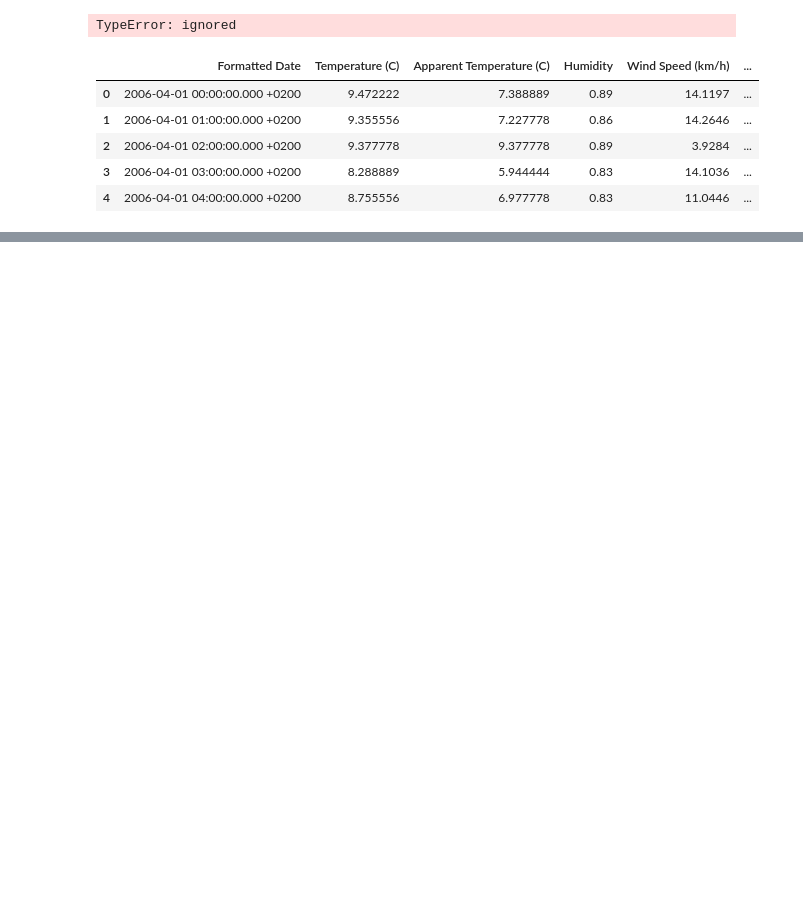
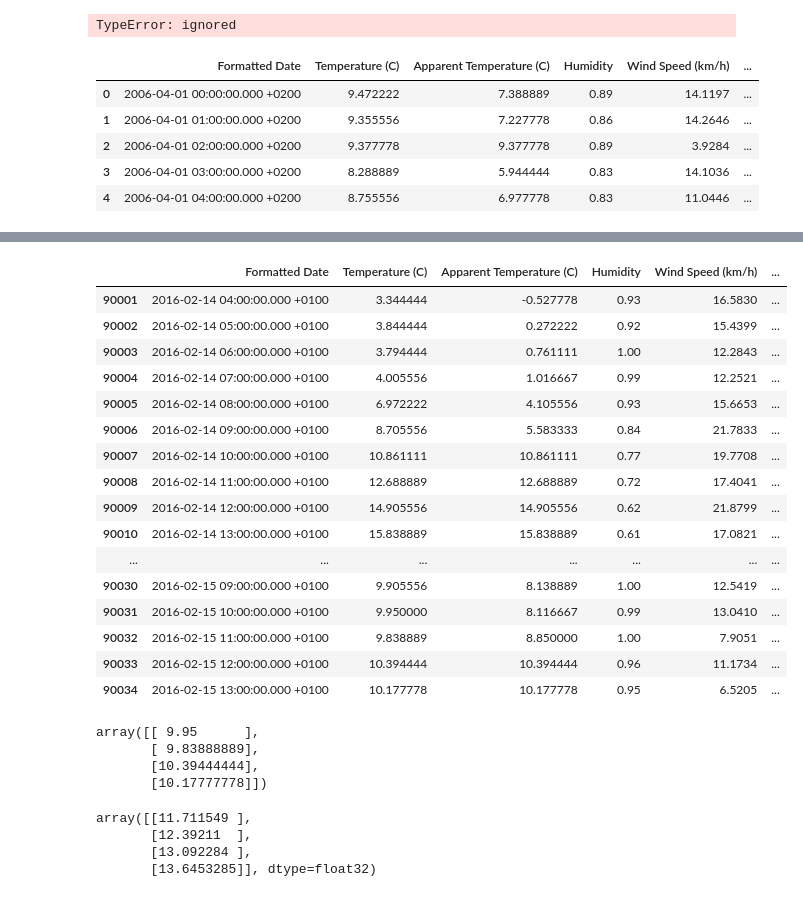
Before and after one commit to patakib/weather_analysis_RNN, a Jupyter notebook: weather_analysis_RNN.ipynb, the cells around one changed output, grey strips where cells are left out. Cells and saved outputs as stored; diff of their text form; code cells hidden in the pictures; blank space fills up the shorter version.

```diff
--- a/weather_analysis_RNN.ipynb
+++ b/weather_analysis_RNN.ipynb
@@ -170,2 +166,23 @@ Epoch 5/5
 <tensorflow.python.keras.callbacks.History at 0x...>
+# %%
+testdf = df.iloc[90001:90035]
+testdf
+# %% [output]
+|  | Formatted Date | Temperature (C) | Apparent Temperature (C) | Humidity | Wind Speed (km/h) | ... |
+| 90001 | 2016-02-14 04:00:00.000 +0100 | 3.344444 | -0.527778 | 0.93 | 16.5830 | ... |
+| 90002 | 2016-02-14 05:00:00.000 +0100 | 3.844444 | 0.272222 | 0.92 | 15.4399 | ... |
+| 90003 | 2016-02-14 06:00:00.000 +0100 | 3.794444 | 0.761111 | 1.00 | 12.2843 | ... |
+| 90004 | 2016-02-14 07:00:00.000 +0100 | 4.005556 | 1.016667 | 0.99 | 12.2521 | ... |
+| 90005 | 2016-02-14 08:00:00.000 +0100 | 6.972222 | 4.105556 | 0.93 | 15.6653 | ... |
+| 90006 | 2016-02-14 09:00:00.000 +0100 | 8.705556 | 5.583333 | 0.84 | 21.7833 | ... |
+| 90007 | 2016-02-14 10:00:00.000 +0100 | 10.861111 | 10.861111 | 0.77 | 19.7708 | ... |
+| 90008 | 2016-02-14 11:00:00.000 +0100 | 12.688889 | 12.688889 | 0.72 | 17.4041 | ... |
+| 90009 | 2016-02-14 12:00:00.000 +0100 | 14.905556 | 14.905556 | 0.62 | 21.8799 | ... |
+| 90010 | 2016-02-14 13:00:00.000 +0100 | 15.838889 | 15.838889 | 0.61 | 17.0821 | ... |
+| ... | ... | ... | ... | ... | ... | ... |
+| 90030 | 2016-02-15 09:00:00.000 +0100 | 9.905556 | 8.138889 | 1.00 | 12.5419 | ... |
+| 90031 | 2016-02-15 10:00:00.000 +0100 | 9.950000 | 8.116667 | 0.99 | 13.0410 | ... |
+| 90032 | 2016-02-15 11:00:00.000 +0100 | 9.838889 | 8.850000 | 1.00 | 7.9051 | ... |
+| 90033 | 2016-02-15 12:00:00.000 +0100 | 10.394444 | 10.394444 | 0.96 | 11.1734 | ... |
+| 90034 | 2016-02-15 13:00:00.000 +0100 | 10.177778 | 10.177778 | 0.95 | 6.5205 | ... |
 # %%
@@ -180,0 +198,14 @@ testing = np.reshape(testing,(testing.shape[1],testing.shape[0],1))
+# %%
+real_temperature
+# %% [output]
+array([[ 9.95      ],
+       [ 9.83888889],
+       [10.39444444],
+       [10.17777778]])
+# %%
+predicted_temperature
+# %% [output]
+array([[11.711549 ],
+       [12.39211  ],
+       [13.092284 ],
+       [13.6453285]], dtype=float32)
```
Also changed, not shown: parts of 5 cells of this notebook.
